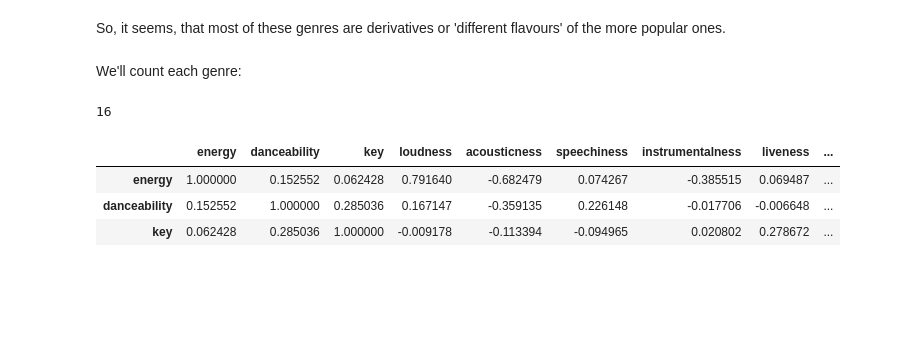
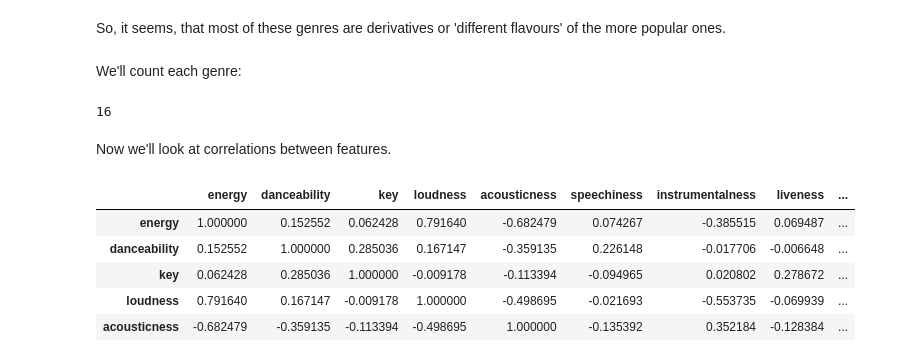
Before and after one commit to Jpooouks/top-50-spotify-eda, a Jupyter notebook: Spotify-Project-JP.ipynb, the cells around one changed output. Cells and saved outputs as stored; diff of their text form; code cells hidden in the pictures; blank space fills up the shorter version.

```diff
--- a/Spotify-Project-JP.ipynb
+++ b/Spotify-Project-JP.ipynb
@@ -250,10 +251,14 @@ data.genre.unique().shape[0]
 # %% [output]
 16
+# %% [markdown]
+Now we'll look at correlations between features.
 # %%
 corr_data=data.corr(numeric_only=True)
-corr_data.head(3)
+corr_data.head()
 # %% [output]
 |  | energy | danceability | key | loudness | acousticness | speechiness | instrumentalness | liveness | ... |
 | energy | 1.000000 | 0.152552 | 0.062428 | 0.791640 | -0.682479 | 0.074267 | -0.385515 | 0.069487 | ... |
 | danceability | 0.152552 | 1.000000 | 0.285036 | 0.167147 | -0.359135 | 0.226148 | -0.017706 | -0.006648 | ... |
 | key | 0.062428 | 0.285036 | 1.000000 | -0.009178 | -0.113394 | -0.094965 | 0.020802 | 0.278672 | ... |
+| loudness | 0.791640 | 0.167147 | -0.009178 | 1.000000 | -0.498695 | -0.021693 | -0.553735 | -0.069939 | ... |
+| acousticness | -0.682479 | -0.359135 | -0.113394 | -0.498695 | 1.000000 | -0.135392 | 0.352184 | -0.128384 | ... |
```
Also changed, not shown: parts of 25 cells of this notebook, 1 other file.
